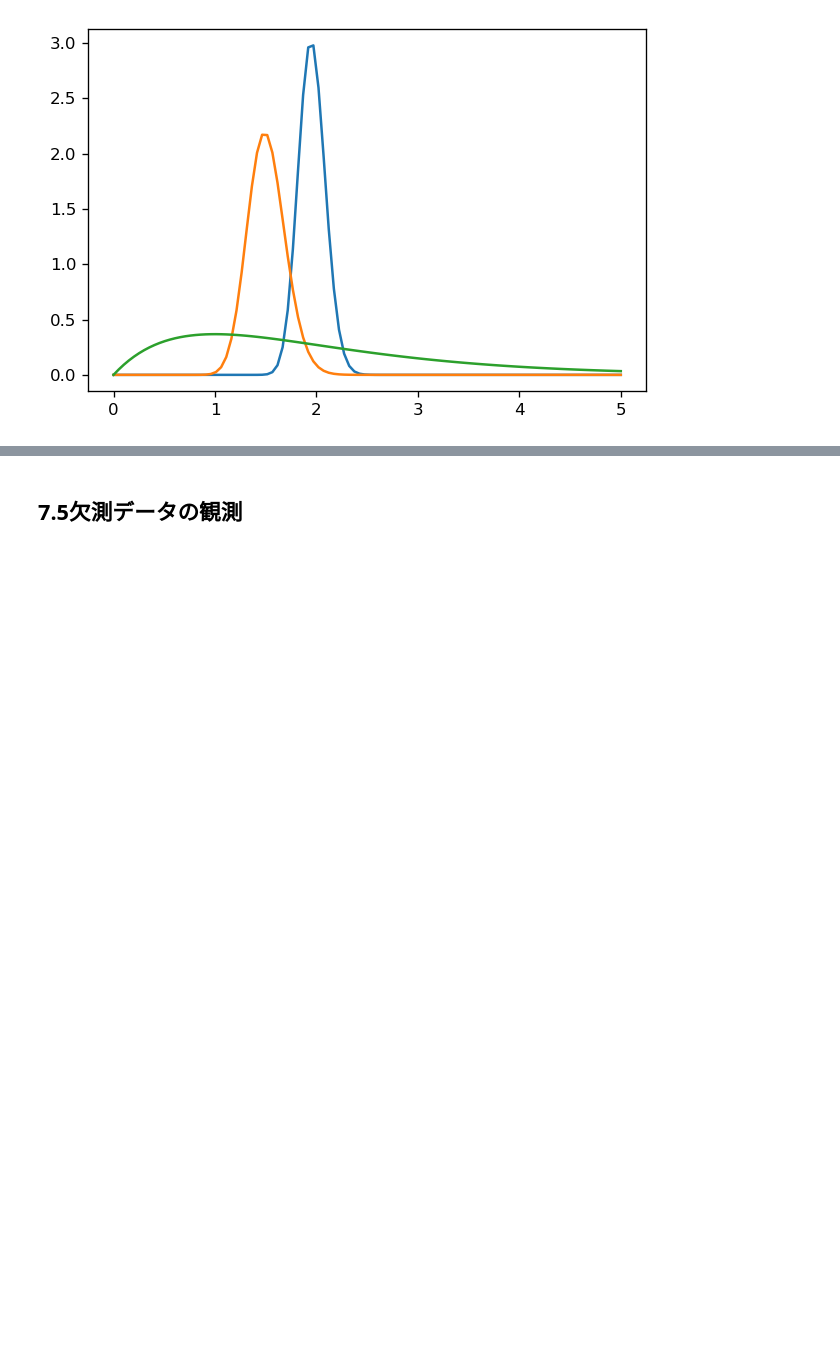
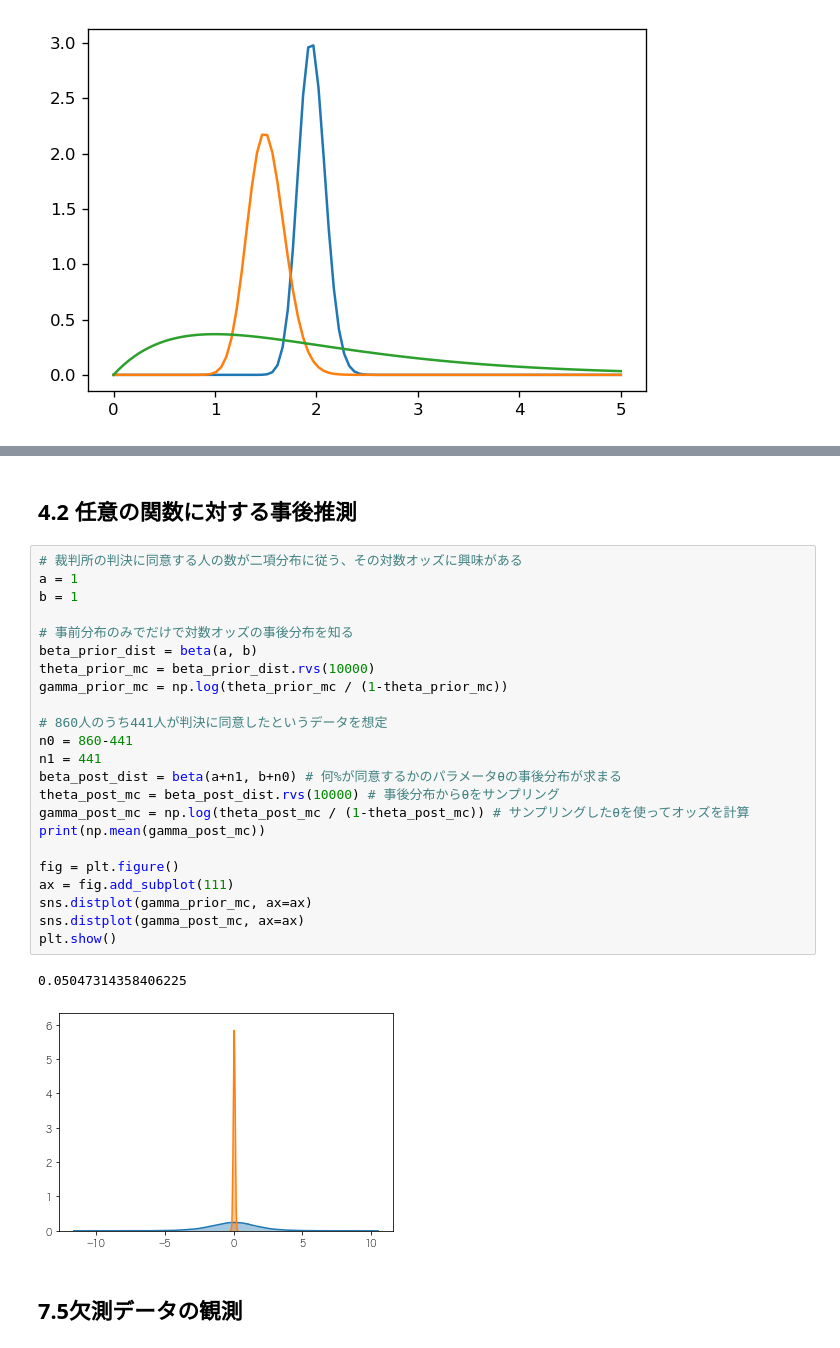
Before and after one commit to kosekitau/Statistics, a Jupyter notebook: notebook/A_First_Course_in_Bayesian_Statistical_Methods.ipynb, the cells around one changed output, grey strips where cells are left out. Drawn from its saved outputs; the diff is of its cells as text; blank space fills up the shorter version.

```diff
--- a/notebook/A_First_Course_in_Bayesian_Statistical_Methods.ipynb
+++ b/notebook/A_First_Course_in_Bayesian_Statistical_Methods.ipynb
@@ -89,3 +121,31 @@ plt.show()
+# %% [markdown]
+## 4.2 任意の関数に対する事後推測
+# %%
+# 裁判所の判決に同意する人の数が二項分布に従う、その対数オッズに興味がある
+a = 1
+b = 1
+
+# 事前分布のみでだけで対数オッズの事後分布を知る
+beta_prior_dist = beta(a, b)
+theta_prior_mc = beta_prior_dist.rvs(10000)
+gamma_prior_mc = np.log(theta_prior_mc / (1-theta_prior_mc))
+
+# 860人のうち441人が判決に同意したというデータを想定
+n0 = 860-441
+n1 = 441
+beta_post_dist = beta(a+n1, b+n0) # 何%が同意するかのパラメータθの事後分布が求まる
+theta_post_mc = beta_post_dist.rvs(10000) # 事後分布からθをサンプリング
+gamma_post_mc = np.log(theta_post_mc / (1-theta_post_mc)) # サンプリングしたθを使ってオッズを計算
+print(np.mean(gamma_post_mc))
+
+fig = plt.figure()
+ax = fig.add_subplot(111)
+sns.distplot(gamma_prior_mc, ax=ax)
+sns.distplot(gamma_post_mc, ax=ax)
+plt.show()
+# %% [output]
+0.05047314358406225
+[figure, added]
 # %% [markdown]
 ## 7.5欠測データの観測
 # %%
```
Also changed, not shown: parts of 4 cells of this notebook.
